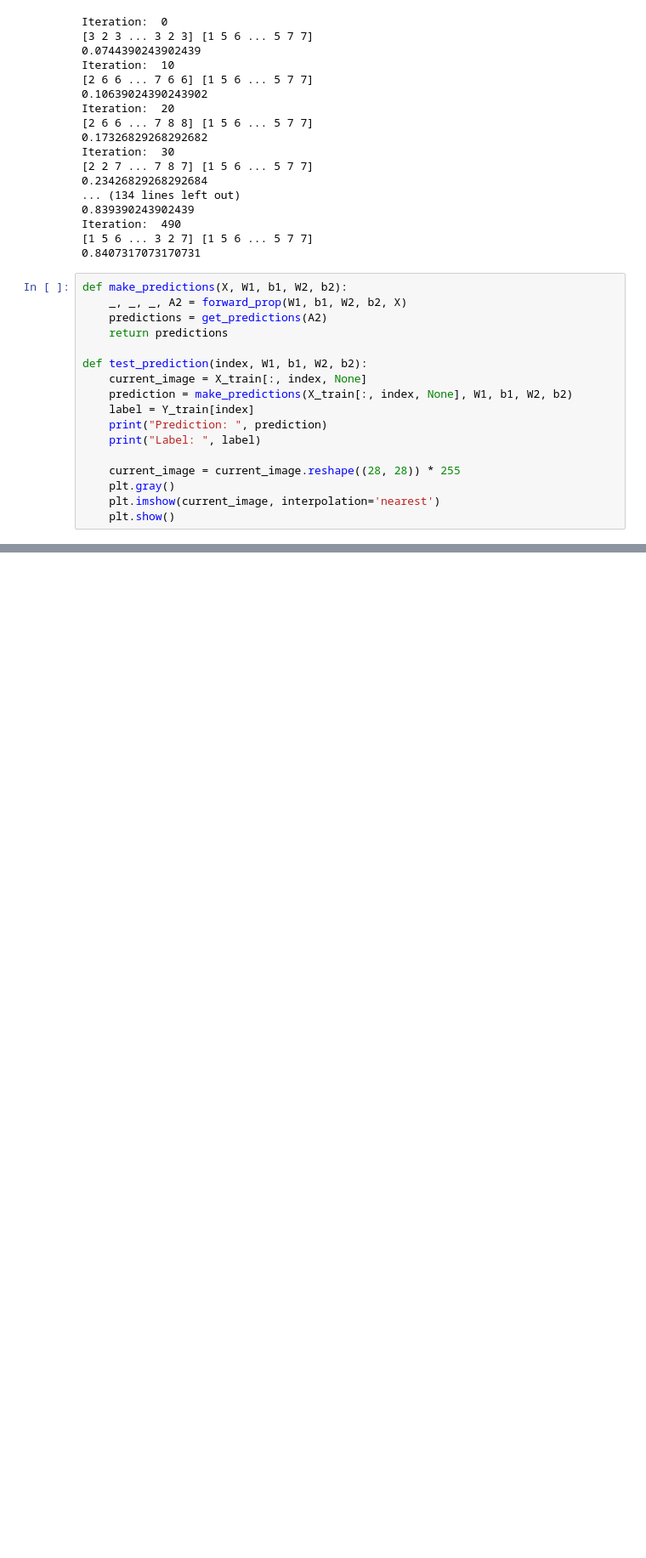
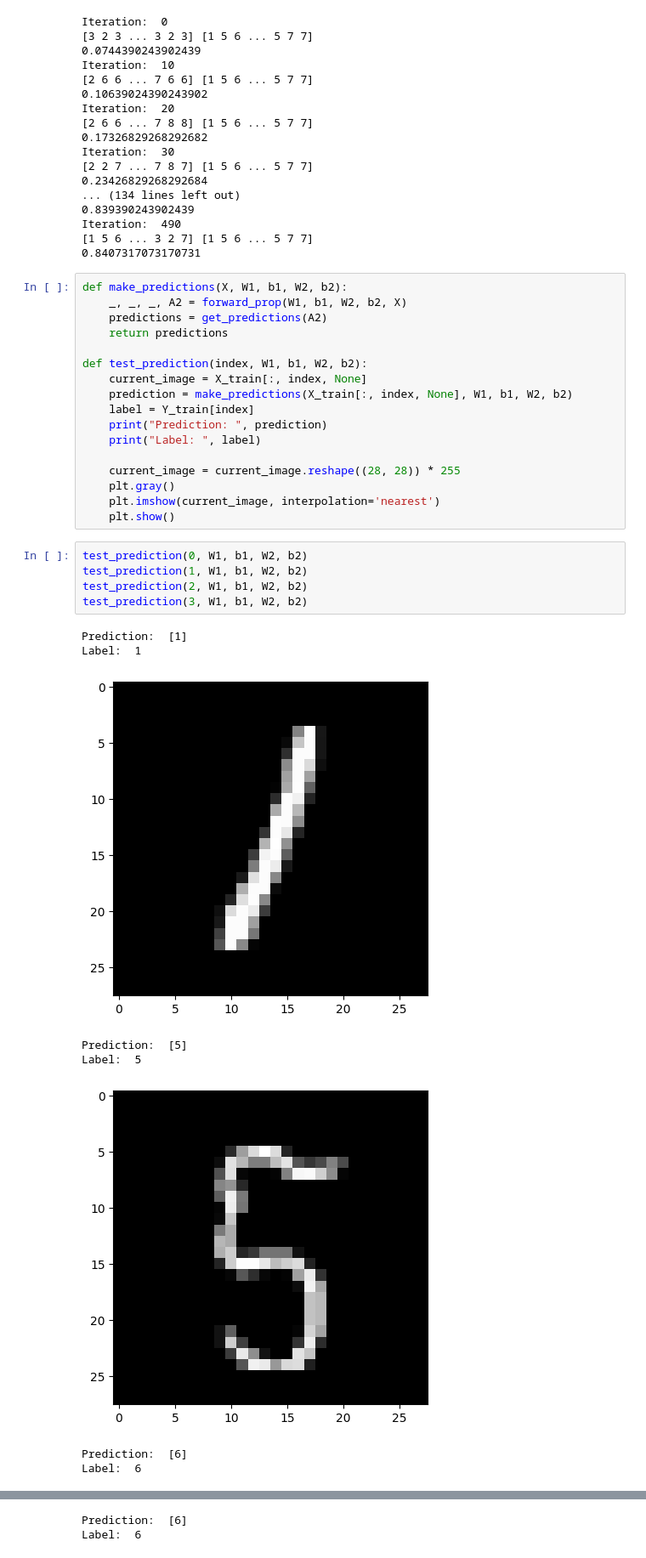
Before and after one commit to maxprogrammer007/PDS-CSVTU-Sem2, a Jupyter notebook: Neural_Network_from_scratch.ipynb, the cells around one changed output, grey strips where cells are left out. Shown at 85% size. Cells and saved outputs as stored; diff of their text form; blank space fills up the shorter version.

```diff
--- a/Neural_Network_from_scratch.ipynb
+++ b/Neural_Network_from_scratch.ipynb
@@ -126,3 +126,17 @@ def test_prediction(index, W1, b1, W2, b2):
     plt.gray()
     plt.imshow(current_image, interpolation='nearest')
     plt.show()
+# %%
+test_prediction(0, W1, b1, W2, b2)
+test_prediction(1, W1, b1, W2, b2)
+test_prediction(2, W1, b1, W2, b2)
+test_prediction(3, W1, b1, W2, b2)
+# %% [output]
+Prediction:  [1]
+Label:  1
+[figure, added]
+Prediction:  [5]
+Label:  5
+[figure, added]
+Prediction:  [6]
+Label:  6
@@ -128,0 +144,2 @@ def test_prediction(index, W1, b1, W2, b2):
+Prediction:  [6]
+Label:  6
```
Also changed, not shown: parts of 2 cells of this notebook.
